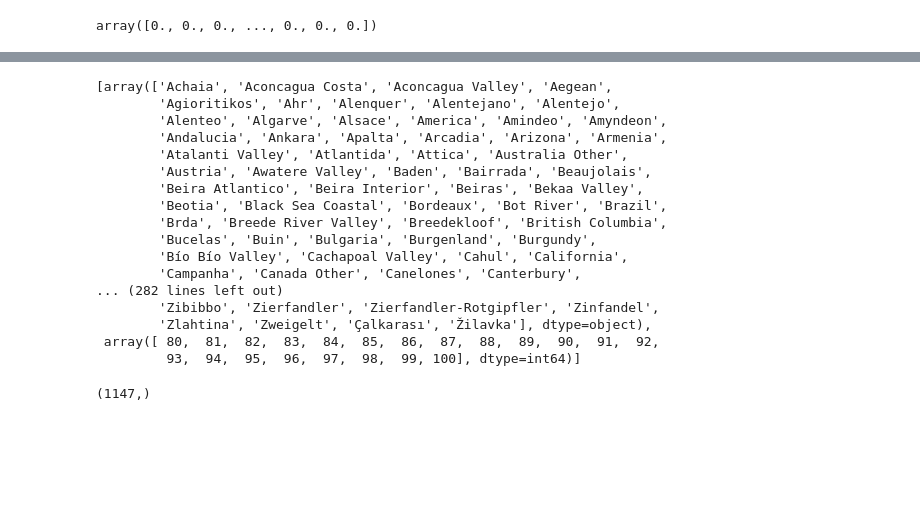
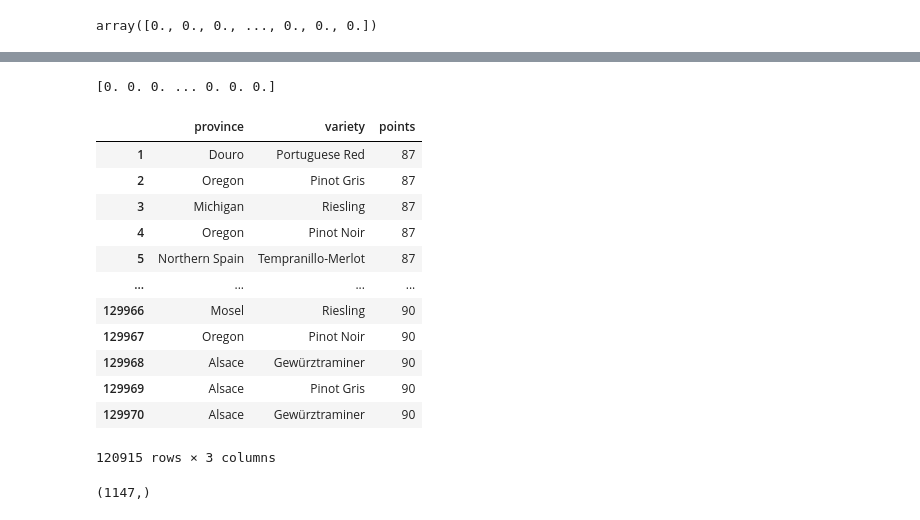
Before and after one commit to StefanIordache/Winealysis, a Jupyter notebook: scripts_ml/Model_Winealysis.ipynb, the cells around one changed output, grey strips where cells are left out. Cells and saved outputs as stored; diff of their text form; code cells hidden in the pictures; blank space fills up the shorter version.

```diff
--- a/scripts_ml/Model_Winealysis.ipynb
+++ b/scripts_ml/Model_Winealysis.ipynb
@@ -75,23 +103,26 @@ array([0., 0., 0., ..., 0., 0., 0.])
 # %%
-enc.categories_
+
+data = [enc.categories_[0].tolist(),enc.categories_[1].tolist(),enc.categories_[2].tolist()]
+categ = pd.DataFrame(data)
+categ.to_csv ('categories.csv', index = False, header=False, encoding='utf-8')
-# %% [output]
-[array(['Achaia', 'Aconcagua Costa', 'Aconcagua Valley', 'Aegean',
-        'Agioritikos', 'Ahr', 'Alenquer', 'Alentejano', 'Alentejo',
-        'Alenteo', 'Algarve', 'Alsace', 'America', 'Amindeo', 'Amyndeon',
-        'Andalucia', 'Ankara', 'Apalta', 'Arcadia', 'Arizona', 'Armenia',
-        'Atalanti Valley', 'Atlantida', 'Attica', 'Australia Other',
-        'Austria', 'Awatere Valley', 'Baden', 'Bairrada', 'Beaujolais',
-        'Beira Atlantico', 'Beira Interior', 'Beiras', 'Bekaa Valley',
-        'Beotia', 'Black Sea Coastal', 'Bordeaux', 'Bot River', 'Brazil',
-        'Brda', 'Breede River Valley', 'Breedekloof', 'British Columbia',
-        'Bucelas', 'Buin', 'Bulgaria', 'Burgenland', 'Burgundy',
-        'Bío Bío Valley', 'Cachapoal Valley', 'Cahul', 'California',
-        'Campanha', 'Canada Other', 'Canelones', 'Canterbury',
-... (282 lines left out)
-        'Zibibbo', 'Zierfandler', 'Zierfandler-Rotgipfler', 'Zinfandel',
-        'Zlahtina', 'Zweigelt', 'Çalkarası', 'Žilavka'], dtype=object),
- array([ 80,  81,  82,  83,  84,  85,  86,  87,  88,  89,  90,  91,  92,
-         93,  94,  95,  96,  97,  98,  99, 100], dtype=int64)]
+# %%
+print(X_train[0])
+train_data
+# %% [output]
+[0. 0. 0. ... 0. 0. 0.]
+|  | province | variety | points |
+| 1 | Douro | Portuguese Red | 87 |
+| 2 | Oregon | Pinot Gris | 87 |
+| 3 | Michigan | Riesling | 87 |
+| 4 | Oregon | Pinot Noir | 87 |
+| 5 | Northern Spain | Tempranillo-Merlot | 87 |
+| ... | ... | ... | ... |
+| 129966 | Mosel | Riesling | 90 |
+| 129967 | Oregon | Pinot Noir | 90 |
+| 129968 | Alsace | Gewürztraminer | 90 |
+| 129969 | Alsace | Pinot Gris | 90 |
+| 129970 | Alsace | Gewürztraminer | 90 |
+120915 rows × 3 columns
 # %%
 import tensorflow as tf
 
```
Also changed, not shown: parts of 9 cells of this notebook, 3 other files.
